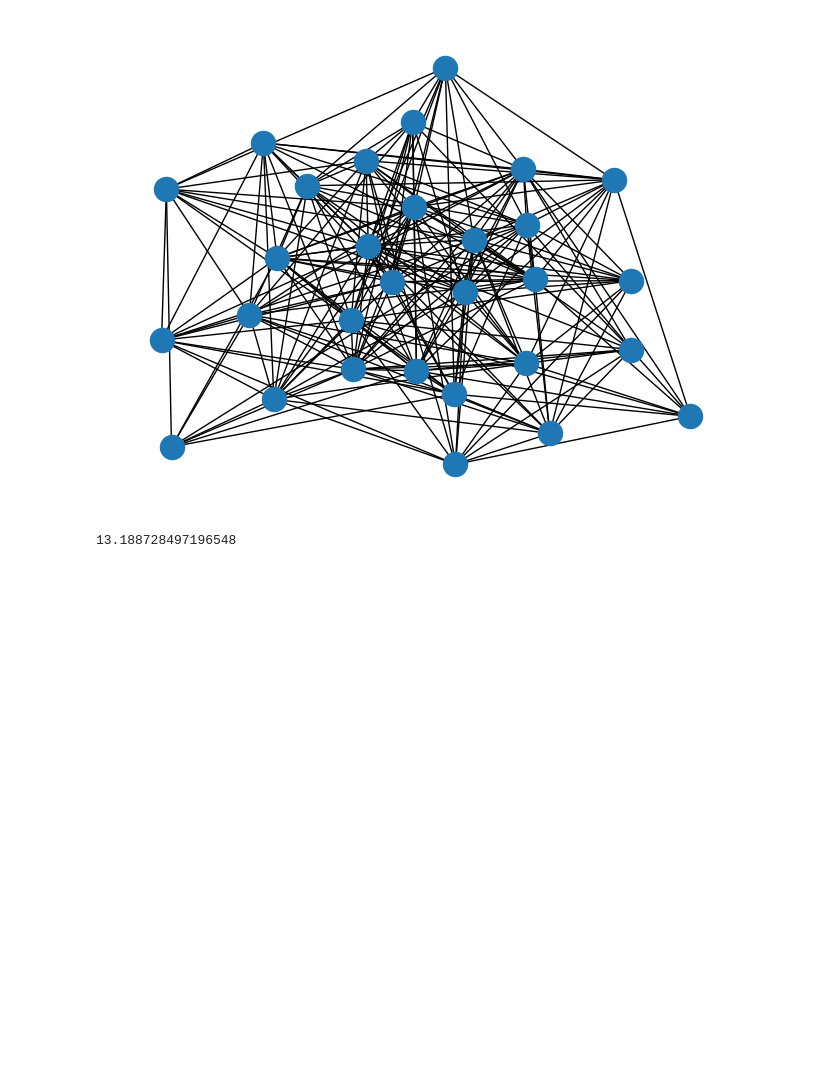
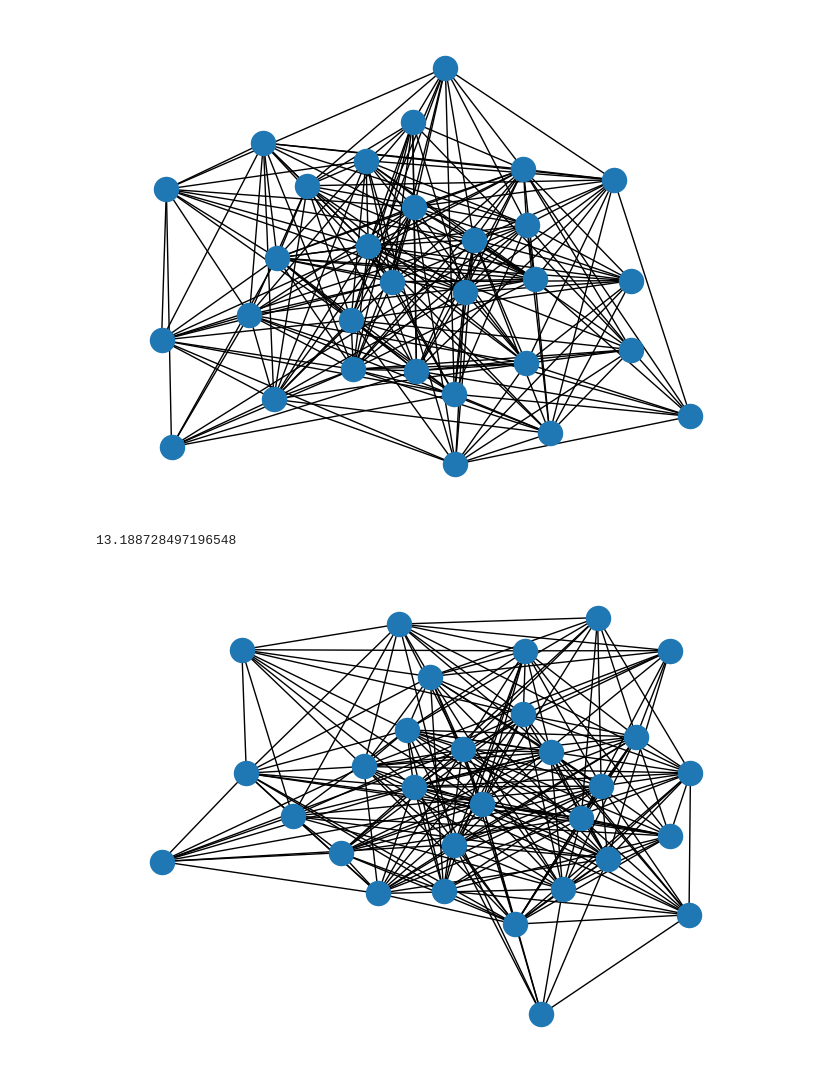
Before and after one commit to stringtherapy/hackathon, a Jupyter notebook: submission/classical_example.ipynb, the cells around one changed output. Drawn from its saved outputs; the diff is of its cells as text; code cells hidden in the pictures; blank space fills up the shorter version.

```diff
--- a/submission/classical_example.ipynb
+++ b/submission/classical_example.ipynb
@@ -136,3 +138,7 @@ G=gen_graph(n)
 print(get_Q(G))
 # %% [output]
 13.188728497196548
+# %%
+nx.draw(G)
+# %% [output]
+[figure, added]
```
Also changed, not shown: parts of 5 cells of this notebook.
